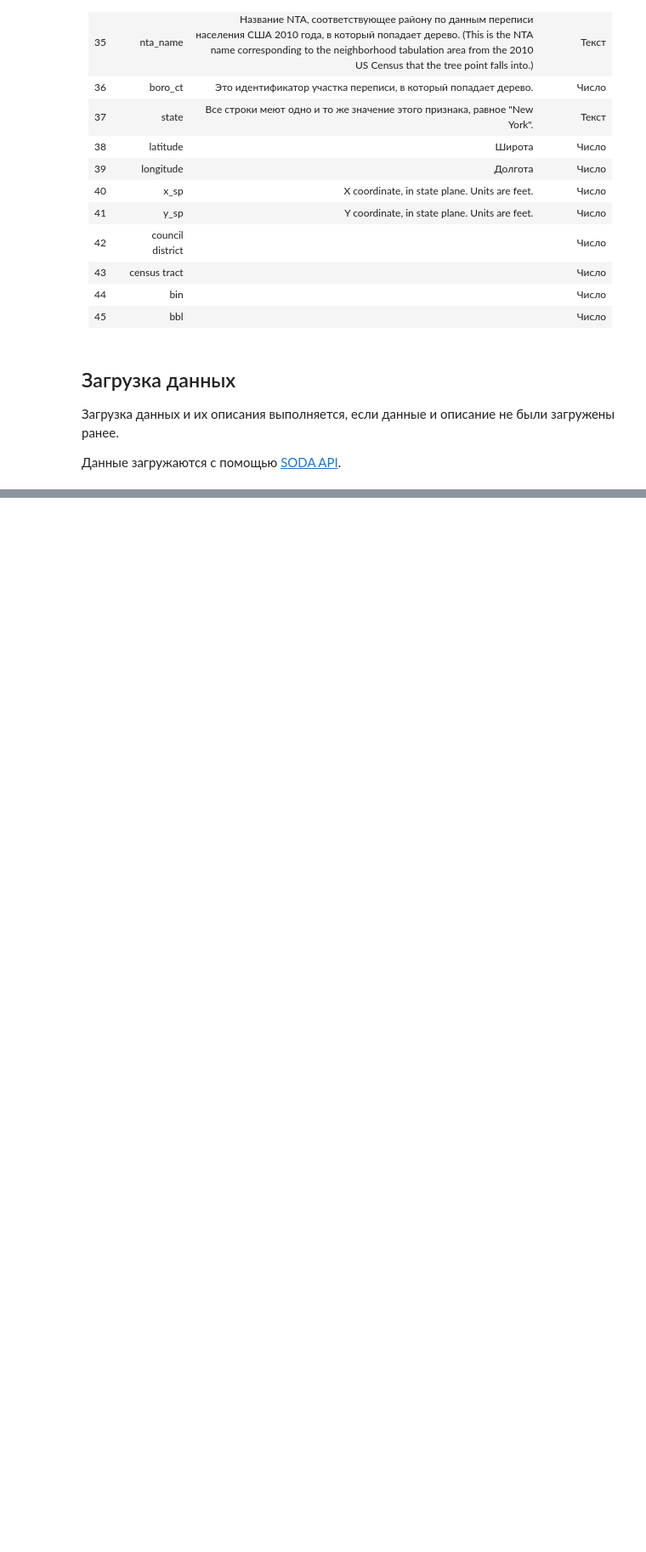
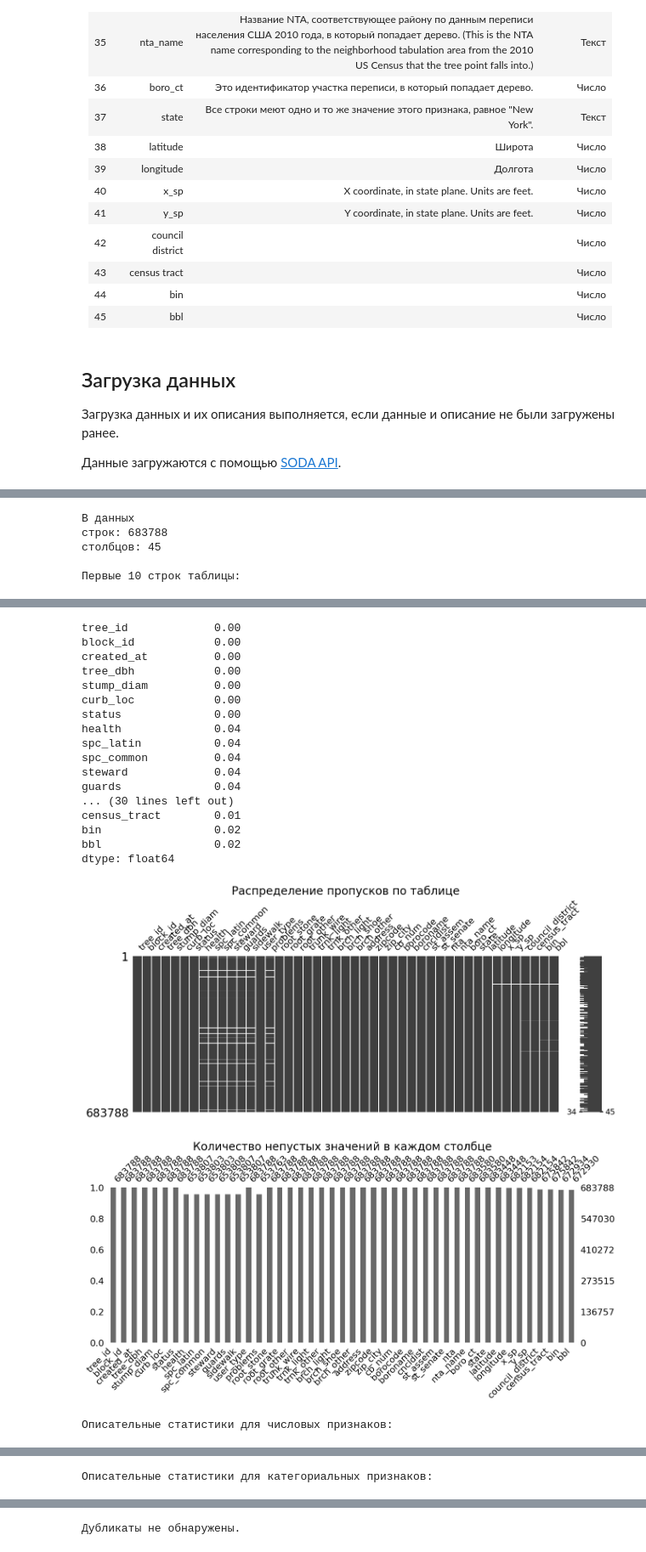
Before and after one commit to AlekseiBogachev/ny-tree-census, a Jupyter notebook: notebooks/exploratory/eda.ipynb, the cells around one changed output, grey strips where cells are left out. Shown: that part at 85% size. Saved outputs shown, nothing was run; the diff lists cells and outputs as text; code cells hidden in the pictures; blank space fills up the shorter version.

```diff
--- a/notebooks/exploratory/eda.ipynb
+++ b/notebooks/exploratory/eda.ipynb
@@ -108,0 +121,10 @@ fi
+# %%
+dataset: pd.DataFrame = pd.read_csv("../../data/raw/data.csv", low_memory=False)
+
+review_data(dataset)
+# %% [output]
+В данных
+строк: 683788
+столбцов: 45
+
+Первые 10 строк таблицы:
@@ -108,0 +159,20 @@ fi
+tree_id             0.00
+block_id            0.00
+created_at          0.00
+tree_dbh            0.00
+stump_diam          0.00
+curb_loc            0.00
+status              0.00
+health              0.04
+spc_latin           0.04
+spc_common          0.04
+steward             0.04
+guards              0.04
+... (30 lines left out)
+census_tract        0.01
+bin                 0.02
+bbl                 0.02
+dtype: float64
+[figure, added]
+[figure, added]
+Описательные статистики для числовых признаков:
@@ -108,0 +191 @@ fi
+Описательные статистики для категориальных признаков:
@@ -108,0 +209 @@ fi
+Дубликаты не обнаружены.
```
Also changed, not shown: parts of 8 cells of this notebook, 1 other file.
